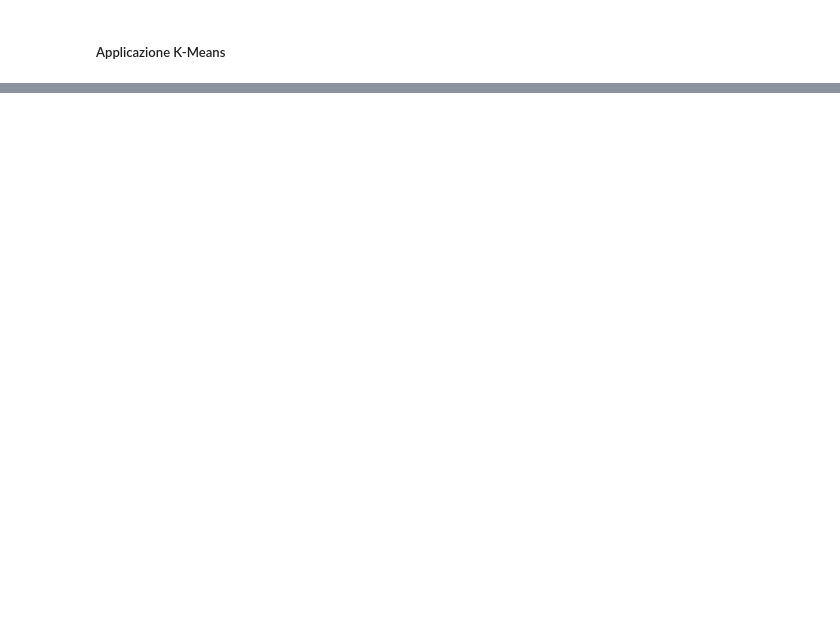
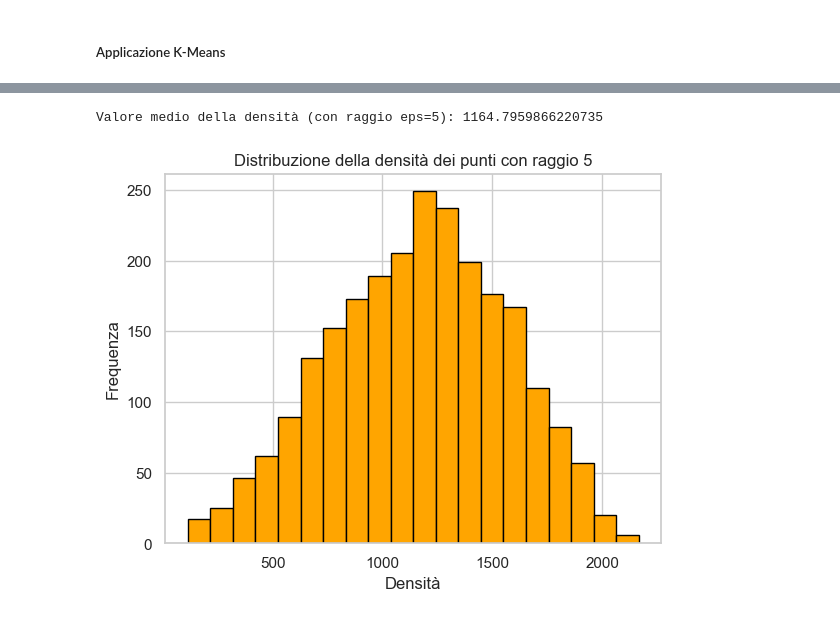
Before and after one commit to Giansimone-Coccia/Student_Performance_Analysis, a Jupyter notebook: Clusterizzazione.ipynb, the cells around one changed output, grey strips where cells are left out. Drawn from its saved outputs; the diff is of its cells as text; code cells hidden in the pictures; blank space fills up the shorter version.

```diff
--- a/Clusterizzazione.ipynb
+++ b/Clusterizzazione.ipynb
@@ -190,0 +178,5 @@ Silhouette Score medio per il clustering: 0.480
+# %%
+import pandas as pd
+df = pd.read_csv("Dataset\Student_performance_data _.csv")
+df.head()
+len(df)
@@ -190,0 +185,4 @@ Silhouette Score medio per il clustering: 0.480
+# %%
+df = df.drop(columns=["StudentID"])
+df = df.drop(columns=["GradeClass"])
+df.head()
@@ -190,0 +196,36 @@ Silhouette Score medio per il clustering: 0.480
+# %%
+from sklearn.preprocessing import StandardScaler
+
+scaler = StandardScaler()
+df_scaled = scaler.fit_transform(df)
+# %%
+from sklearn.metrics.pairwise import euclidean_distances
+
+# Imposta il valore di eps
+eps = 5  # Raggio di distanza
+
+# Calcolare la matrice delle distanze Euclidee
+dist_matrix = euclidean_distances(df_scaled)
+
+# Contare quanti punti sono all'interno del raggio eps per ciascun punto
+densities = np.sum(dist_matrix <= eps, axis=1)
+
+# Aggiungere le densità al dataframe
+df_info = pd.DataFrame(columns=['density_eps'])
+df_info['density_eps'] = densities
+
+# Calcolare la densità media
+average_density_eps = np.mean(densities)
+
+# Visualizzare il valore medio della densità
+print(f'Valore medio della densità (con raggio eps={eps}): {average_density_eps}')
+
+# Visualizzare anche la distribuzione delle densità
+plt.hist(densities, bins=20, color='orange', edgecolor='black')
+plt.title(f'Distribuzione della densità dei punti con raggio {eps}')
+plt.xlabel('Densità')
+plt.ylabel('Frequenza')
+plt.show()
+# %% [output]
+Valore medio della densità (con raggio eps=5): 1164.7959866220735
+[figure, added]
```
Also changed, not shown: parts of 18 cells of this notebook, 1 other file.
